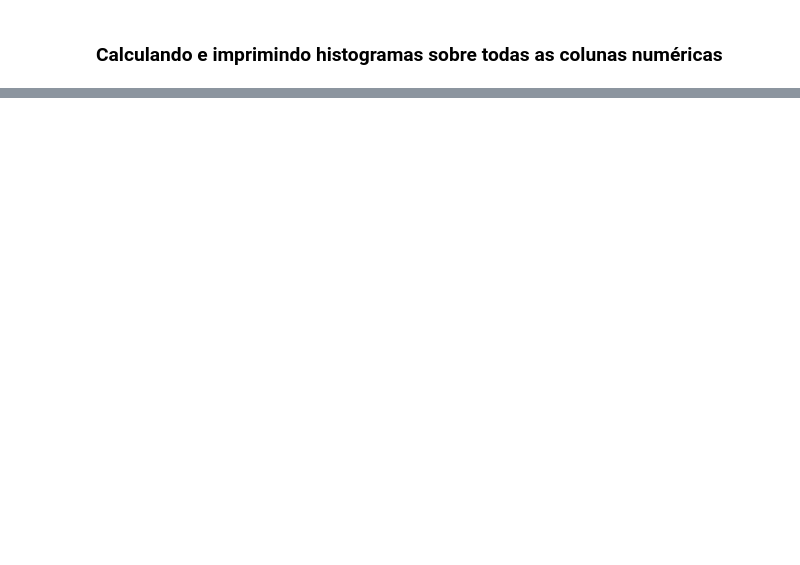
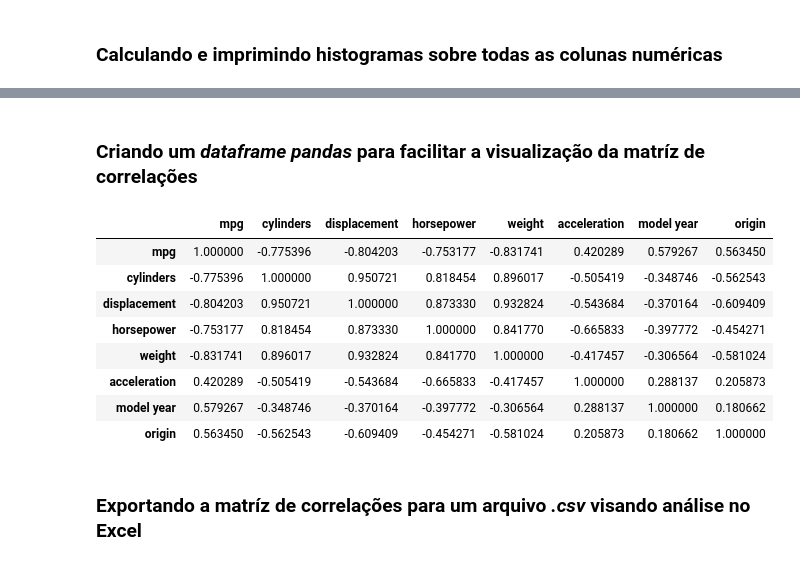
Before and after one commit to Pinalli/SGBD, a Jupyter notebook: T1_SGBD.ipynb, the cells around one changed output, grey strips where cells are left out. Cells and saved outputs as stored; diff of their text form; code cells hidden in the pictures; blank space fills up the shorter version.

Commit message:
Add arquivos

```diff
--- a/T1_SGBD.ipynb
+++ b/T1_SGBD.ipynb
@@ -116,0 +223,4 @@ plt.show()
+# %%
+# COLUNAS NUMERICAS
+num_feature_names = ['mpg','cylinders','displacement','horsepower','weight',
+                'acceleration','model year','origin']
@@ -116,0 +229,12 @@ plt.show()
+# %%
+import numpy as np
+
+# corrcoef == CALCULA O COEFICIENTE DE CORRELAÇÃO ENTRE TODAS AS COLUNAS DE UM DATAFRAME
+# rowvar=False == VARIAVEIS ESTÃO NAS COLUNAS  rowvar=true == VARIAVEIS ESTÃO NAS LINHAS
+corr = np.corrcoef(df[num_feature_names],rowvar=False)
+corr
+
+# e-04 == 4 CASAS ABAXIO DE ZERO
+
+# COORELAÇÃO = 1, PODE APAGAR
+# NÃO APAGAR MAIOR 0.9 OU -0.9
@@ -116,0 +258,17 @@ plt.show()
+# %% [markdown]
+### Criando um <i>dataframe pandas</i> para facilitar a visualização da matríz de correlações
+# %%
+dfcorr = pd.DataFrame(corr,index = num_feature_names, columns = num_feature_names)
+dfcorr
+# %% [output]
+|  | mpg | cylinders | displacement | horsepower | weight | acceleration | model year | origin |
+| mpg | 1.000000 | -0.775396 | -0.804203 | -0.753177 | -0.831741 | 0.420289 | 0.579267 | 0.563450 |
+| cylinders | -0.775396 | 1.000000 | 0.950721 | 0.818454 | 0.896017 | -0.505419 | -0.348746 | -0.562543 |
+| displacement | -0.804203 | 0.950721 | 1.000000 | 0.873330 | 0.932824 | -0.543684 | -0.370164 | -0.609409 |
+| horsepower | -0.753177 | 0.818454 | 0.873330 | 1.000000 | 0.841770 | -0.665833 | -0.397772 | -0.454271 |
+| weight | -0.831741 | 0.896017 | 0.932824 | 0.841770 | 1.000000 | -0.417457 | -0.306564 | -0.581024 |
+| acceleration | 0.420289 | -0.505419 | -0.543684 | -0.665833 | -0.417457 | 1.000000 | 0.288137 | 0.205873 |
+| model year | 0.579267 | -0.348746 | -0.370164 | -0.397772 | -0.306564 | 0.288137 | 1.000000 | 0.180662 |
+| origin | 0.563450 | -0.562543 | -0.609409 | -0.454271 | -0.581024 | 0.205873 | 0.180662 | 1.000000 |
+# %% [markdown]
+### Exportando a matríz de correlações para um arquivo <i>.csv</i> visando análise no Excel
```
Also changed, not shown: parts of 67 cells of this notebook, 14 other files.
